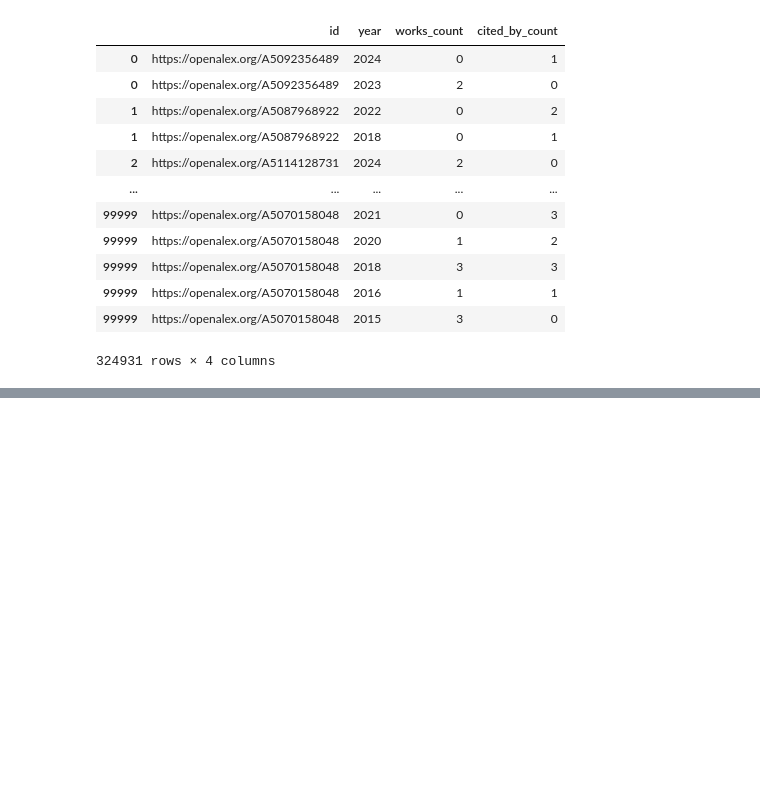
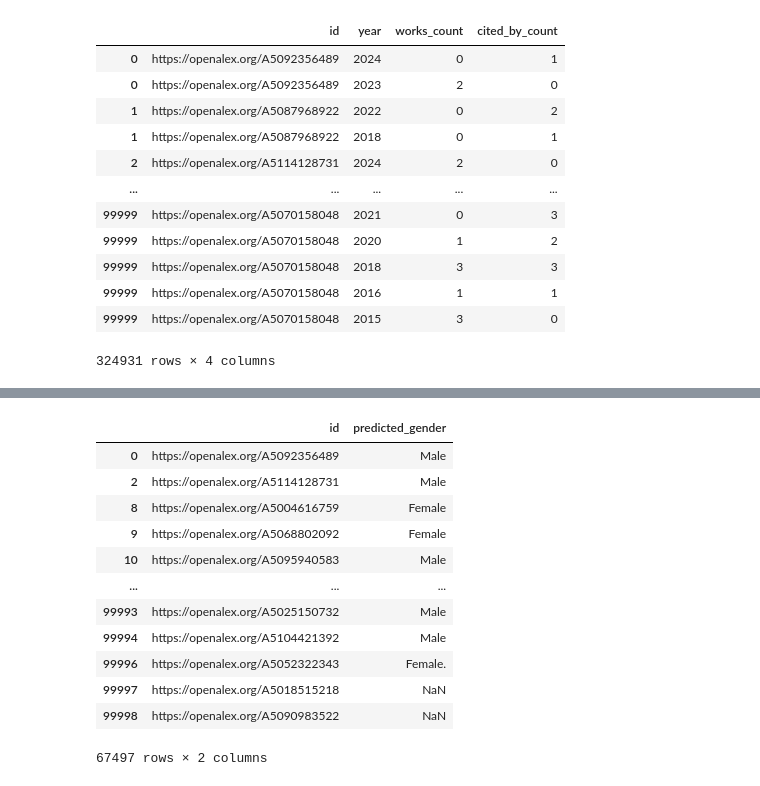
Before and after one commit to jkatz9/Project-3, a Jupyter notebook: explode.ipynb, the cells around one changed output, grey strips where cells are left out. Saved outputs shown, nothing was run; the diff lists cells and outputs as text; code cells hidden in the pictures; blank space fills up the shorter version.

```diff
--- a/explode.ipynb
+++ b/explode.ipynb
@@ -184,0 +235,18 @@ for i in range(0, len(unique_names), chunk_size):
+# %%
+gender_df = filtered_df[filtered_df['predicted_gender']
+                        != 'Unknown'][['id', 'predicted_gender']]
+gender_df
+# %% [output]
+|  | id | predicted_gender |
+| 0 | https://openalex.org/A5092356489 | Male |
+| 2 | https://openalex.org/A5114128731 | Male |
+| 8 | https://openalex.org/A5004616759 | Female |
+| 9 | https://openalex.org/A5068802092 | Female |
+| 10 | https://openalex.org/A5095940583 | Male |
+| ... | ... | ... |
+| 99993 | https://openalex.org/A5025150732 | Male |
+| 99994 | https://openalex.org/A5104421392 | Male |
+| 99996 | https://openalex.org/A5052322343 | Female. |
+| 99997 | https://openalex.org/A5018515218 | NaN |
+| 99998 | https://openalex.org/A5090983522 | NaN |
+67497 rows × 2 columns
```
Also changed, not shown: parts of 7 cells of this notebook, 7 other files.
